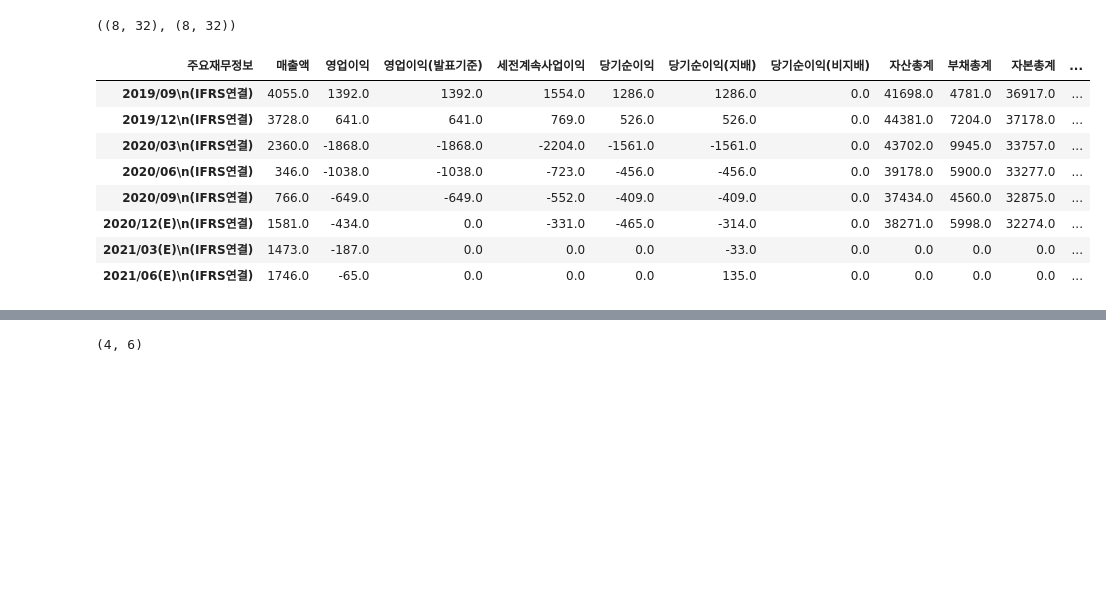
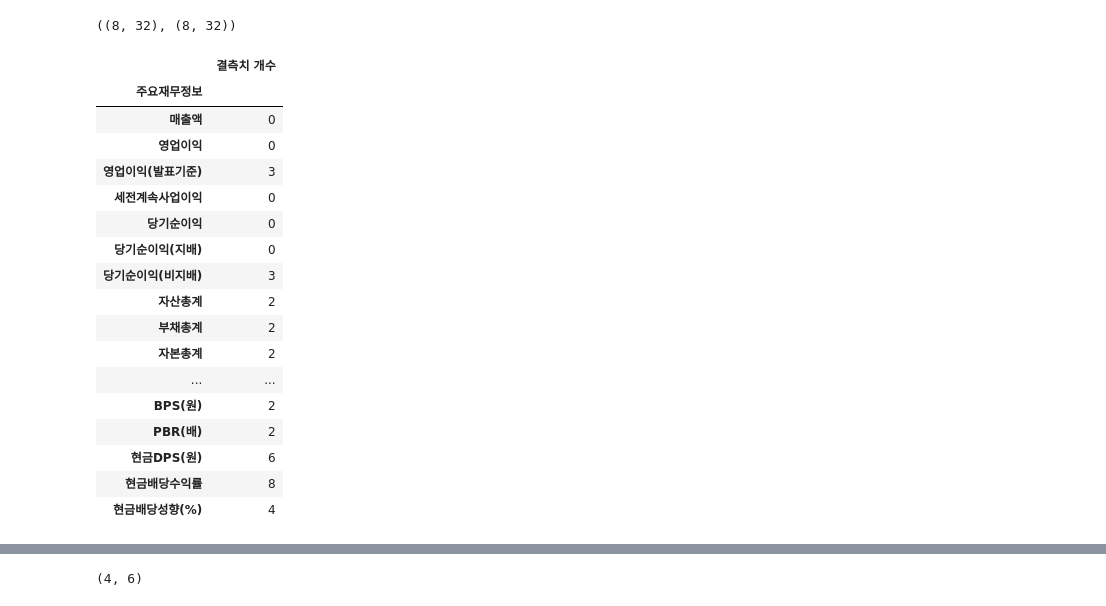
Before and after one commit to seahahn/game-company-data-analysis, a Jupyter notebook: n111-eda/n111a_eda.ipynb, the cells around one changed output, grey strips where cells are left out. Saved outputs shown, nothing was run; the diff lists cells and outputs as text; code cells hidden in the pictures; blank space fills up the shorter version.

```diff
--- a/n111-eda/n111a_eda.ipynb
+++ b/n111-eda/n111a_eda.ipynb
@@ -89,18 +89,23 @@ df1.shape, df2.shape
 ((8, 32), (8, 32))
 # %%
 # 데이터 결측치 확인 및 0으로 대체
-df1.isna()
-df1.fillna(0)
-
-df2.isna()
-df2.fillna(0)
+pd.DataFrame(df1.isna().sum(), columns=['결측치 개수'])
 # %% [output]
-| 주요재무정보 | 매출액 | 영업이익 | 영업이익(발표기준) | 세전계속사업이익 | 당기순이익 | 당기순이익(지배) | 당기순이익(비지배) | 자산총계 | 부채총계 | 자본총계 | ... |
-| 2019/09\n(IFRS연결) | 4055.0 | 1392.0 | 1392.0 | 1554.0 | 1286.0 | 1286.0 | 0.0 | 41698.0 | 4781.0 | 36917.0 | ... |
-| 2019/12\n(IFRS연결) | 3728.0 | 641.0 | 641.0 | 769.0 | 526.0 | 526.0 | 0.0 | 44381.0 | 7204.0 | 37178.0 | ... |
-| 2020/03\n(IFRS연결) | 2360.0 | -1868.0 | -1868.0 | -2204.0 | -1561.0 | -1561.0 | 0.0 | 43702.0 | 9945.0 | 33757.0 | ... |
-| 2020/06\n(IFRS연결) | 346.0 | -1038.0 | -1038.0 | -723.0 | -456.0 | -456.0 | 0.0 | 39178.0 | 5900.0 | 33277.0 | ... |
-| 2020/09\n(IFRS연결) | 766.0 | -649.0 | -649.0 | -552.0 | -409.0 | -409.0 | 0.0 | 37434.0 | 4560.0 | 32875.0 | ... |
-| 2020/12(E)\n(IFRS연결) | 1581.0 | -434.0 | 0.0 | -331.0 | -465.0 | -314.0 | 0.0 | 38271.0 | 5998.0 | 32274.0 | ... |
-| 2021/03(E)\n(IFRS연결) | 1473.0 | -187.0 | 0.0 | 0.0 | 0.0 | -33.0 | 0.0 | 0.0 | 0.0 | 0.0 | ... |
-| 2021/06(E)\n(IFRS연결) | 1746.0 | -65.0 | 0.0 | 0.0 | 0.0 | 135.0 | 0.0 | 0.0 | 0.0 | 0.0 | ... |
+|  | 결측치 개수 |
+| 주요재무정보 |  |
+| 매출액 | 0 |
+| 영업이익 | 0 |
+| 영업이익(발표기준) | 3 |
+| 세전계속사업이익 | 0 |
+| 당기순이익 | 0 |
+| 당기순이익(지배) | 0 |
+| 당기순이익(비지배) | 3 |
+| 자산총계 | 2 |
+| 부채총계 | 2 |
+| 자본총계 | 2 |
+| ... | ... |
+| BPS(원) | 2 |
+| PBR(배) | 2 |
+| 현금DPS(원) | 6 |
+| 현금배당수익률 | 8 |
+| 현금배당성향(%) | 4 |
```
Also changed, not shown: parts of 4 cells of this notebook.
